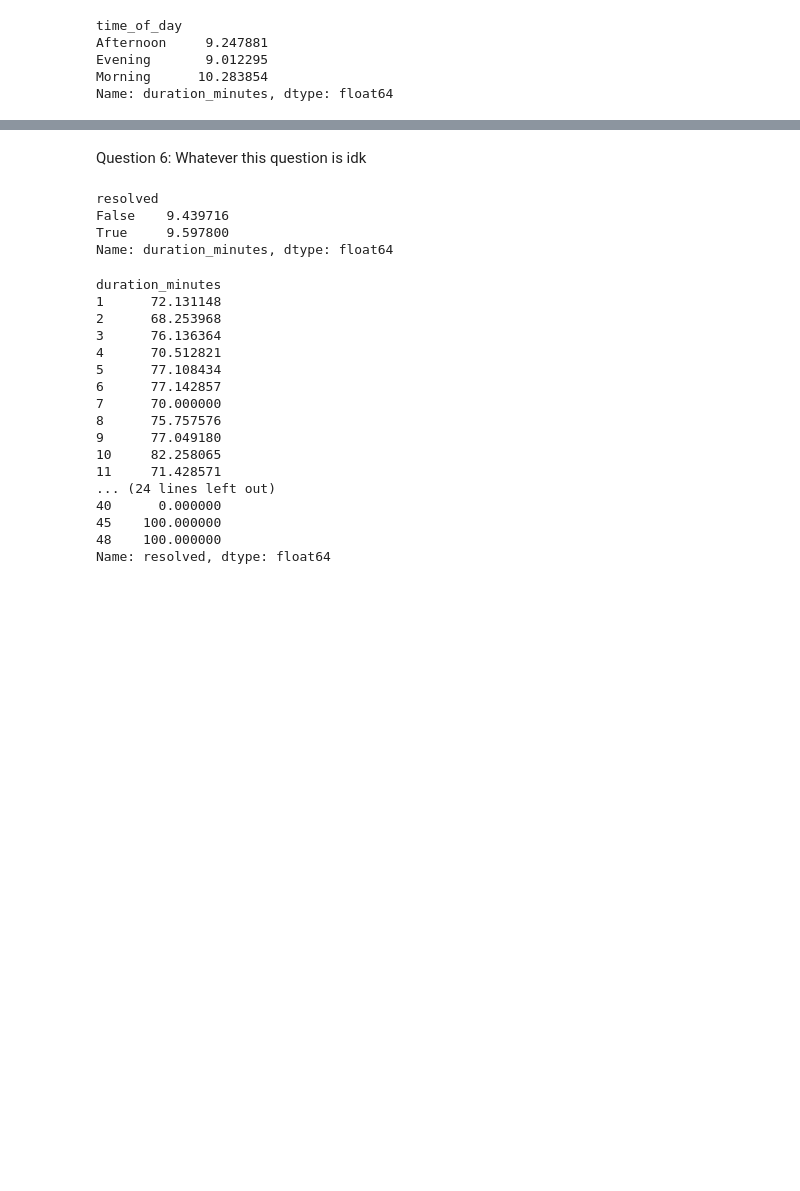
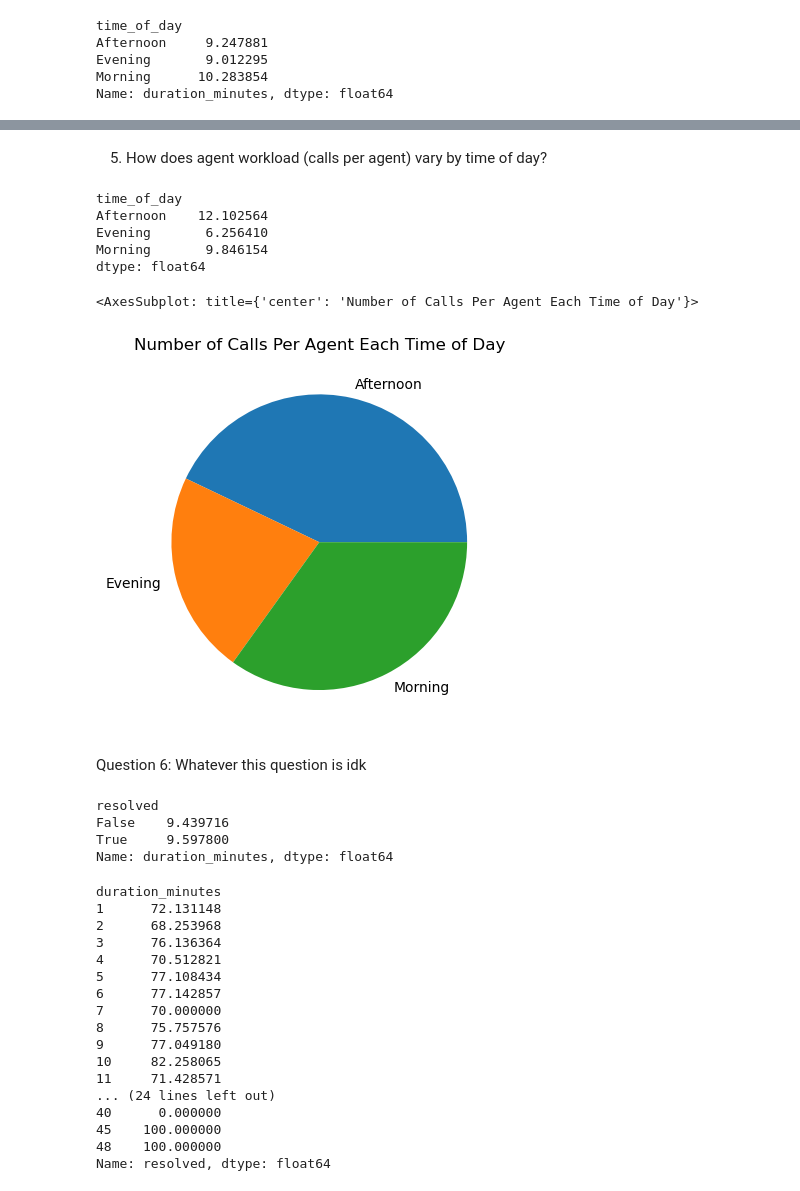
Before and after one commit to LucaLopesAN23SI/Data_Challenge-, a Jupyter notebook: Data.ipynb, the cells around one changed output, grey strips where cells are left out. Saved outputs shown, nothing was run; the diff lists cells and outputs as text; code cells hidden in the pictures; blank space fills up the shorter version.

```diff
--- a/Data.ipynb
+++ b/Data.ipynb
@@ -102,3 +97,22 @@ dtype: float64
+# %% [markdown]
+5. How does agent workload (calls per agent) vary by time of day?
+# %%
+#Grouping time of day with number of calls
+test = df.groupby(['time_of_day', 'agent_id']).size().groupby('time_of_day').mean()
+
+#Printing the information
+print(test)
+
+#Graping pie plot
+test.plot(kind='pie', title='Number of Calls Per Agent Each Time of Day')
+# %% [output]
+time_of_day
+Afternoon    12.102564
+Evening       6.256410
+Morning       9.846154
+dtype: float64
+<AxesSubplot: title={'center': 'Number of Calls Per Agent Each Time of Day'}>
+[figure, added]
 # %% [markdown]
 Question 6: Whatever this question is idk
 # %%
```
Also changed, not shown: parts of 16 cells of this notebook.
